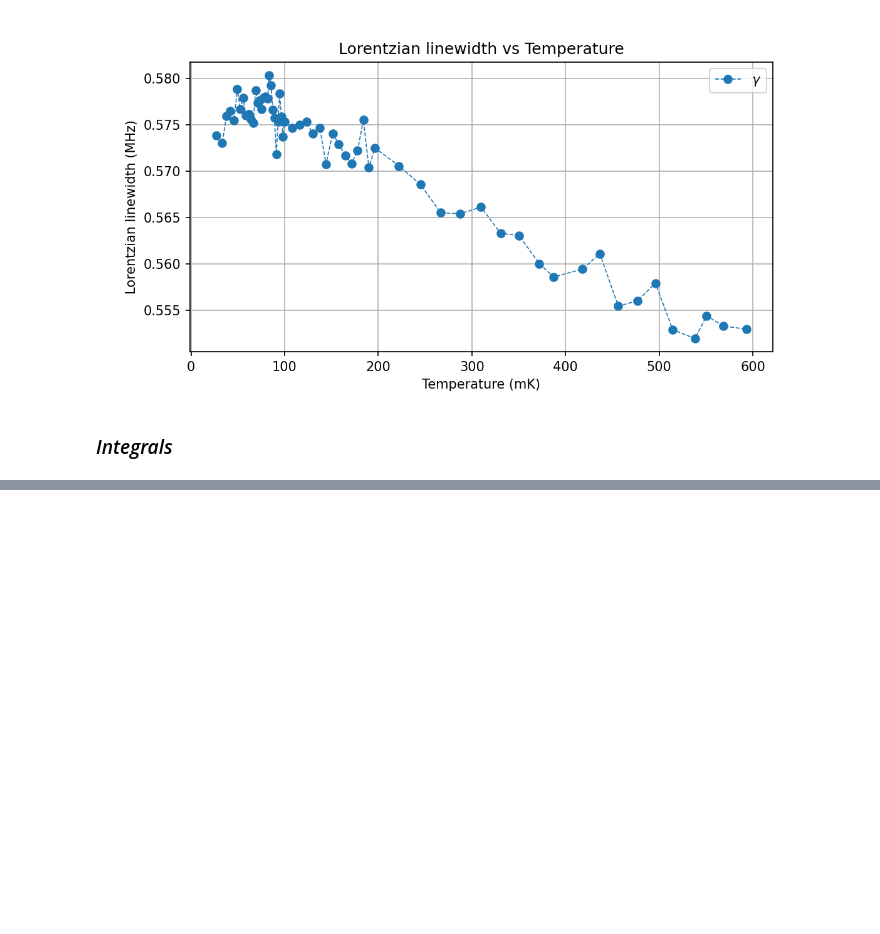
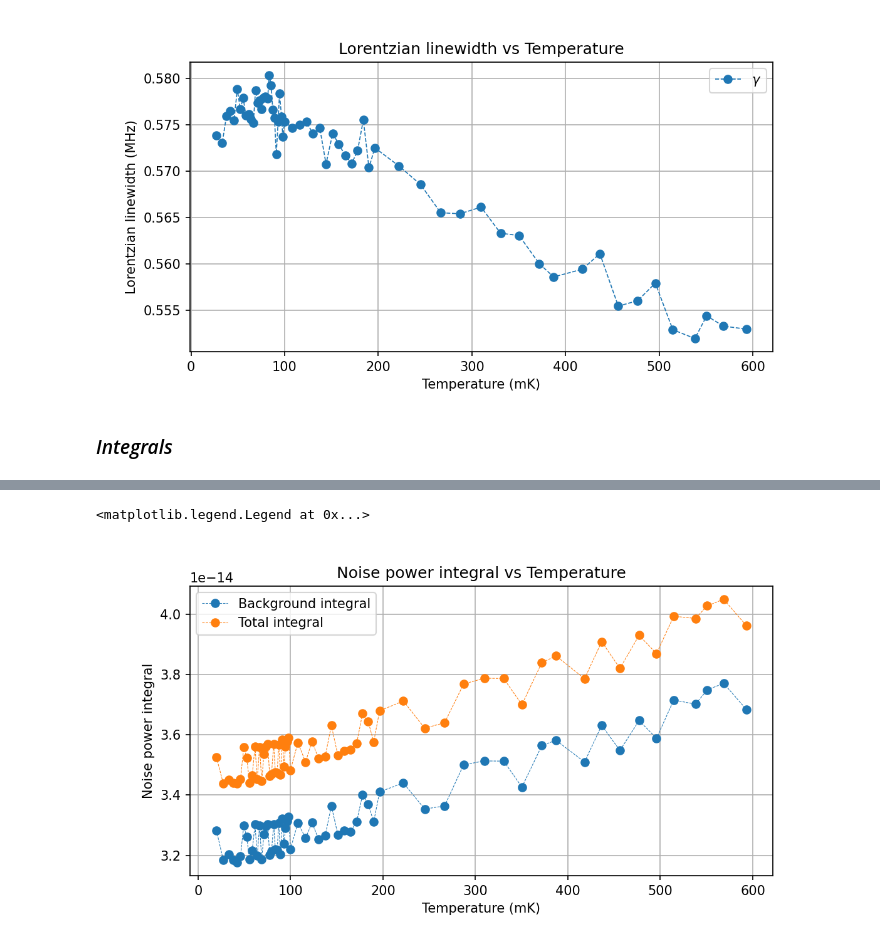
Before and after one commit to jaianandiyer690/Presto-Measurement-Scripts, a Jupyter notebook: Planck/LKIPA Planck Analysis.ipynb, the cells around one changed output, grey strips where cells are left out. Saved outputs shown, nothing was run; the diff lists cells and outputs as text; code cells hidden in the pictures; blank space fills up the shorter version.

```diff
--- a/Planck/LKIPA Planck Analysis.ipynb
+++ b/Planck/LKIPA Planck Analysis.ipynb
@@ -464,0 +469,14 @@ ax.legend()
+# %%
+fig, ax = plt.subplots(figsize=(8, 4), dpi=150)
+ax.plot(temp_list, bg_int_list, label='Background integral', marker='o', ls = '--', lw = 0.5)
+#ax.plot(temp_list, lor_int_list, label='Lorentzian integral', marker='o', ls = '--', lw = 0.5)
+ax.plot(temp_list, lor_int_list + bg_int_list, label='Total integral', marker='o', ls = '--', lw = 0.5)
+ax.grid()
+ax.set_xlabel("Temperature (mK)")
+ax.set_ylabel("Noise power integral")
+ax.set_title("Noise power integral vs Temperature")
+#ax.set_ylim(bottom=0, top=max(lor_int_list + bg_int_list)*1.2)
+ax.legend()
+# %% [output]
+<matplotlib.legend.Legend at 0x...>
+[figure, added]
```
Also changed, not shown: parts of 3 cells of this notebook, 2 other files.
